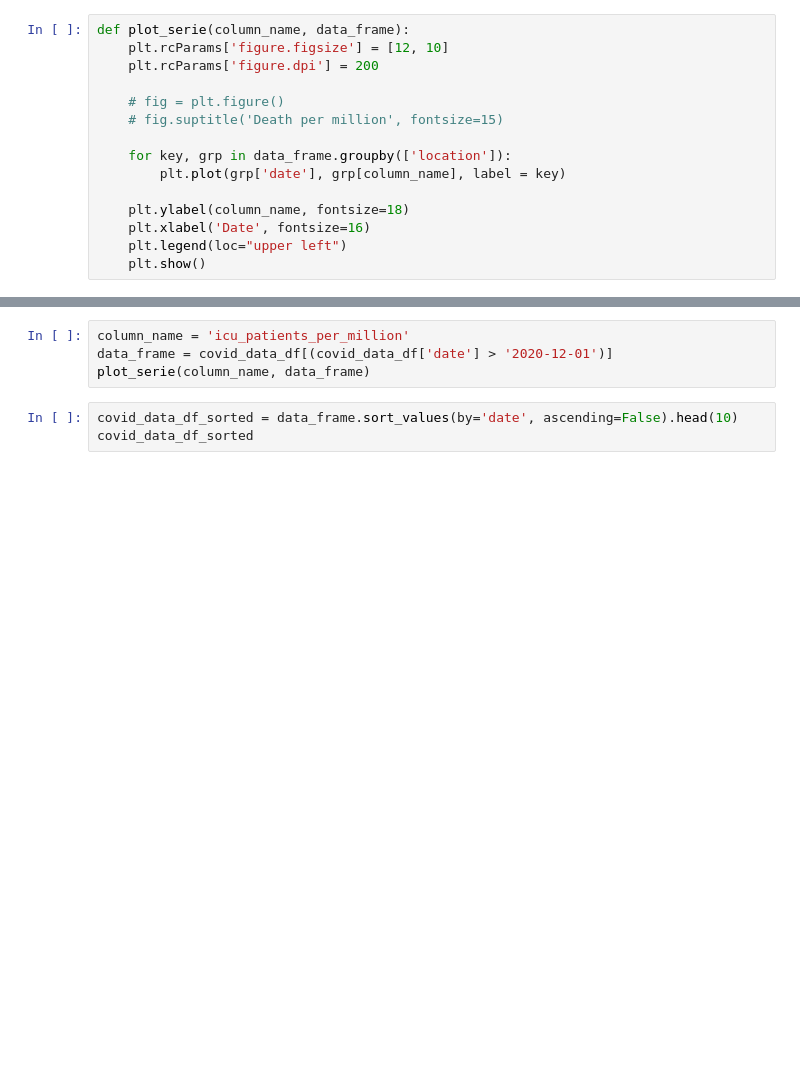
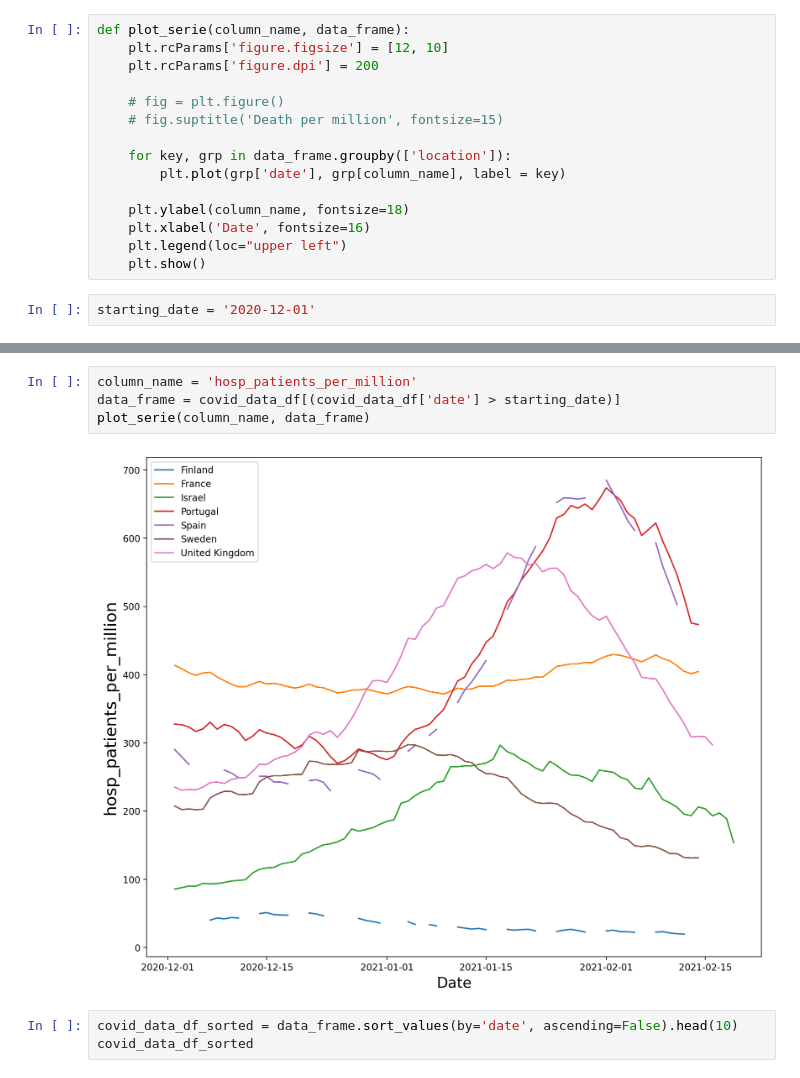
Before and after one commit to simonmoreau/covid-data, a Jupyter notebook: COVID Recent Cases.ipynb, the cells around one changed output, grey strips where cells are left out. Drawn from its saved outputs; the diff is of its cells as text; blank space fills up the shorter version.

```diff
--- a/COVID Recent Cases.ipynb
+++ b/COVID Recent Cases.ipynb
@@ -81,5 +81,7 @@ def plot_serie(column_name, data_frame):
     plt.xlabel('Date', fontsize=16)
     plt.legend(loc="upper left")
     plt.show()
+# %%
+starting_date = '2020-12-01'
 # %%
 column_name = 'new_cases_smoothed_per_million'
@@ -100,9 +102,11 @@ plot_serie(column_name, data_frame)
 # %% [output]
 [figure]
 # %%
-column_name = 'icu_patients_per_million'
-data_frame = covid_data_df[(covid_data_df['date'] > '2020-12-01')]
+column_name = 'hosp_patients_per_million'
+data_frame = covid_data_df[(covid_data_df['date'] > starting_date)]
 plot_serie(column_name, data_frame)
+# %% [output]
+[figure, added]
 # %%
 covid_data_df_sorted = data_frame.sort_values(by='date', ascending=False).head(10)
 covid_data_df_sorted
```
Also changed, not shown: parts of 3 cells of this notebook.
